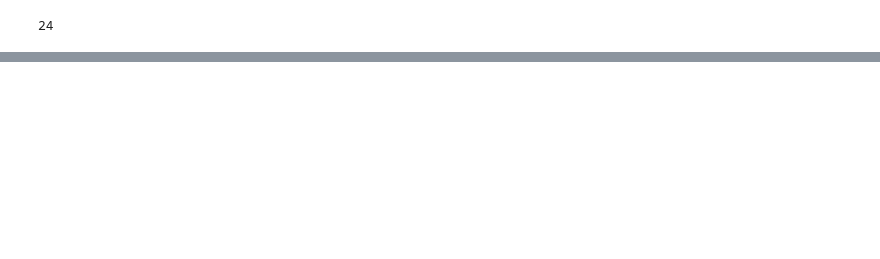
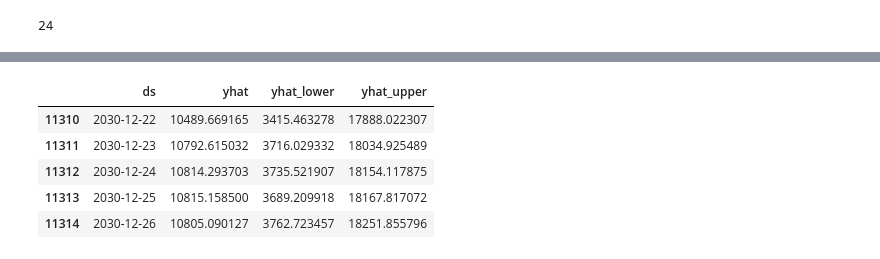
Before and after one commit to Devwarlt/tcc-nadio-pontes, a Jupyter notebook: notebooks/SERIES_TEMPORAIS_ANALISE.ipynb, the cells around one changed output, grey strips where cells are left out. Saved outputs shown, nothing was run; the diff lists cells and outputs as text; code cells hidden in the pictures; blank space fills up the shorter version.

```diff
--- a/notebooks/SERIES_TEMPORAIS_ANALISE.ipynb
+++ b/notebooks/SERIES_TEMPORAIS_ANALISE.ipynb
@@ -332,0 +358,2 @@ plt.show()
+# %%
+forecasting_model: Prophet = Prophet(interval_width=0.95)
@@ -332,0 +377,6 @@ plt.show()
+# %%
+formatted_df: pd.DataFrame = df.drop(columns=['subsystem_id'])\
+    .rename(columns={
+        'instant_record': 'ds',
+        'instant_load_following': 'y'
+    })
@@ -332,0 +392,2 @@ plt.show()
+# %%
+forecasting_model.fit(formatted_df)
@@ -332,0 +406,11 @@ plt.show()
+# %%
+# Offset aliases
+# https://pandas.pydata.org/pandas-docs/stable/user_guide/timeseries.html#offset-aliases
+future_instant_records: pd.DataFrame = forecasting_model.make_future_dataframe(
+    periods=number_of_days_between(
+        start_period=datetime.now(),
+        final_period=datetime(2030, 12, 31)
+    ),
+    freq='D'
+)
+future_instant_records.tail()
@@ -332,0 +424,10 @@ plt.show()
+# %%
+forecast: pd.DataFrame = forecasting_model.predict(future_instant_records)
+forecast[['ds', 'yhat', 'yhat_lower', 'yhat_upper']].tail()
+# %% [output]
+|  | ds | yhat | yhat_lower | yhat_upper |
+| 11310 | 2030-12-22 | 10489.669165 | 3415.463278 | 17888.022307 |
+| 11311 | 2030-12-23 | 10792.615032 | 3716.029332 | 18034.925489 |
+| 11312 | 2030-12-24 | 10814.293703 | 3735.521907 | 18154.117875 |
+| 11313 | 2030-12-25 | 10815.158500 | 3689.209918 | 18167.817072 |
+| 11314 | 2030-12-26 | 10805.090127 | 3762.723457 | 18251.855796 |
```
Also changed, not shown: parts of 26 cells of this notebook.
